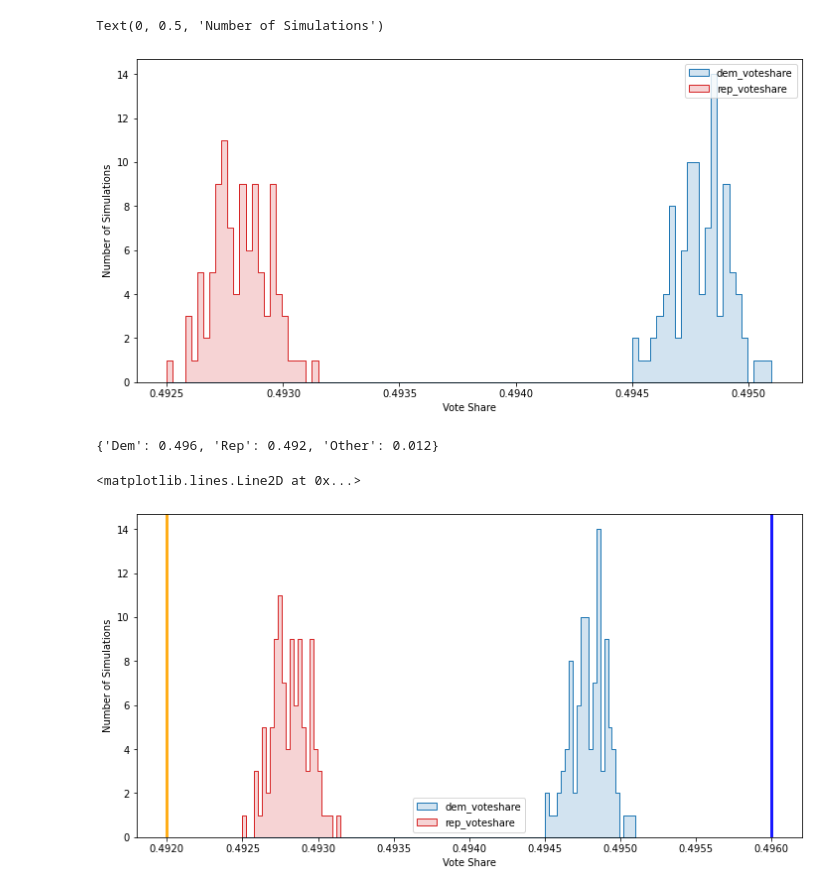
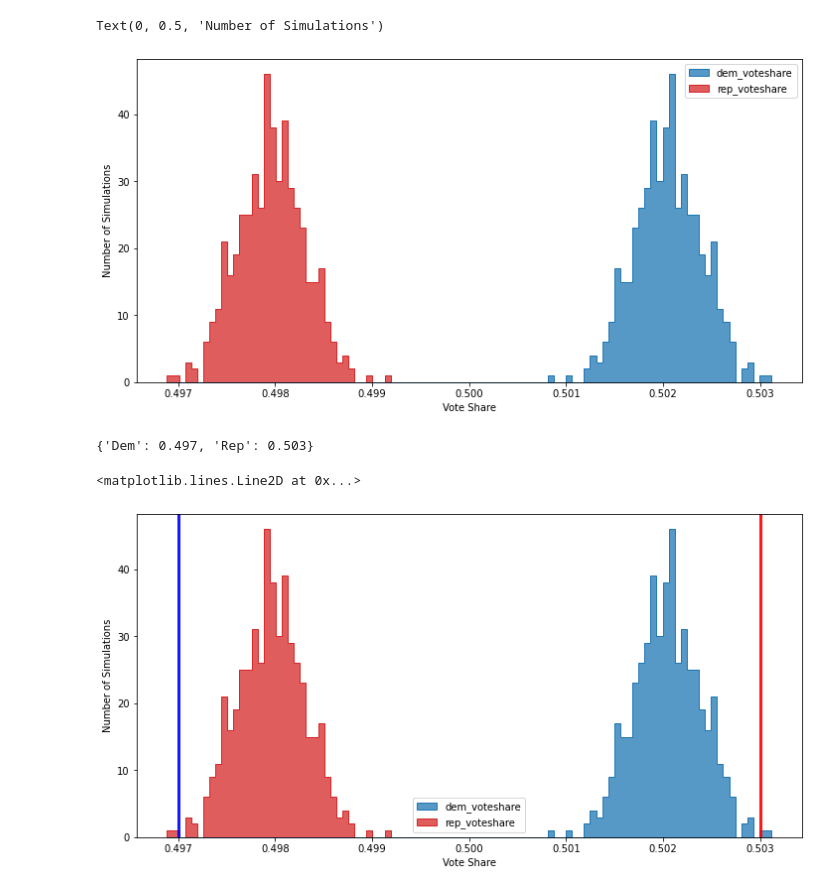
Before and after one commit to AndrewRook/polling_simulator, a Jupyter notebook: 1_introduction.ipynb, the cells around one changed output. Saved outputs shown, nothing was run; the diff lists cells and outputs as text; code cells hidden in the pictures.

```diff
--- a/1_introduction.ipynb
+++ b/1_introduction.ipynb
@@ -15,21 +15,18 @@ Let's set up a dummy electorate, with a single demographic that includes everyon
 
 everyone = Variable("everyone", lambda x: np.ones(x).astype(bool))
 
-georgia_registered_voters = 7233584
-georgia_actual_voters = 2474507 + 2461837 + 62138
-
 demographics = [
     Demographic(
-        turnout_likelihood=georgia_actual_voters / georgia_registered_voters,
+        turnout_likelihood=0.7,
         response_likelihood=1.0,
-        candidate_preference={"Dem": 0.4951, "Rep": 0.4925, "Other": 1 - 0.4951 - 0.4925},
+        candidate_preference={"Dem": 0.502, "Rep": 0.498},
         population_segmentation = (everyone == True)
     )
 ]
-electorate = generate_electorate(georgia_registered_voters, demographics)
+np.random.seed(123)
+electorate = generate_electorate(1000000, demographics)
 # %%
-# This cell will take like 20-30 seconds
-simulated_elections = run_elections(100, electorate)
+simulated_elections = run_elections(500, electorate)
 simulated_elections["total_votes"] = simulated_elections.sum(axis=1)
 simulated_elections["dem_voteshare"] = simulated_elections["Dem"] / simulated_elections["total_votes"]
 simulated_elections["rep_voteshare"] = simulated_elections["Rep"] / simulated_elections["total_votes"]
@@ -47,15 +44,15 @@ ax.set_xlim([0, 1])
 # %%
 fig, ax = plt.subplots(figsize=(12, 6))
 sns.histplot(
-    simulated_elections[["dem_voteshare", "rep_voteshare"]], element="step", bins=100, ax=ax, alpha=0.2
+    simulated_elections[["dem_voteshare", "rep_voteshare"]], element="step", bins=100, ax=ax, alpha=0.75
 )
 ax.set_xlabel("Vote Share")
 ax.set_ylabel("Number of Simulations")
 # %% [output]
 Text(0, 0.5, 'Number of Simulations')
-[figure, old version]
+[figure, new version]
 # %%
-np.random.seed(1)
+np.random.seed(100)
 single_poll_results = run_polls(
     num_polls=1,
     num_to_poll=1000,
@@ -67,17 +64,17 @@ single_poll_results = run_polls(
 
 single_poll_results
 # %% [output]
-{'Dem': 0.496, 'Rep': 0.492, 'Other': 0.012}
+{'Dem': 0.497, 'Rep': 0.503}
 # %%
 fig, ax = plt.subplots(figsize=(12, 6))
 sns.histplot(
-    simulated_elections[["dem_voteshare", "rep_voteshare"]], element="step", bins=100, ax=ax, alpha=0.2
+    simulated_elections[["dem_voteshare", "rep_voteshare"]], element="step", bins=100, ax=ax, alpha=0.75
 )
 ax.set_xlabel("Vote Share")
 ax.set_ylabel("Number of Simulations")
 ax.axvline(single_poll_results["Rep"], color="red", lw=3, alpha=0.9)
 ax.axvline(single_poll_results["Dem"], color="blue", lw=3, alpha=0.9)
 # %% [output]
 <matplotlib.lines.Line2D at 0x...>
-[figure, old version]
+[figure, new version]
 # %%
```
Also changed, not shown: parts of 4 cells of this notebook, 1 other file.
